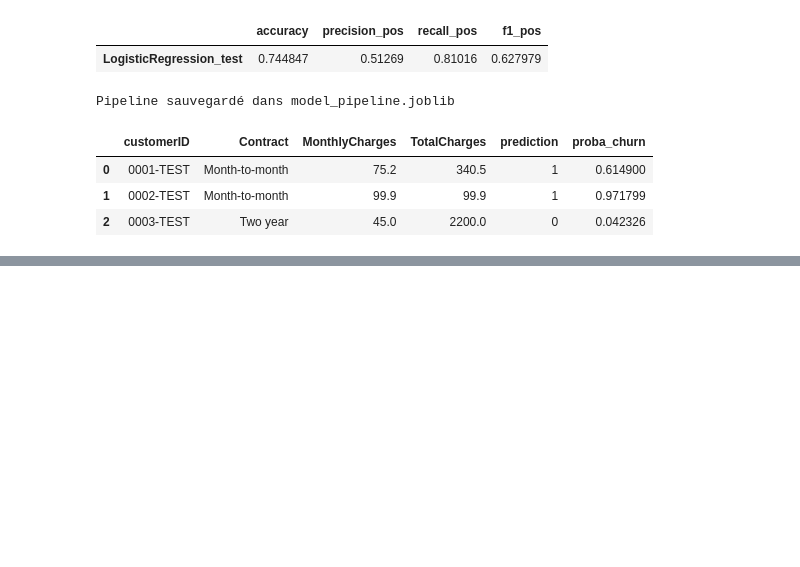
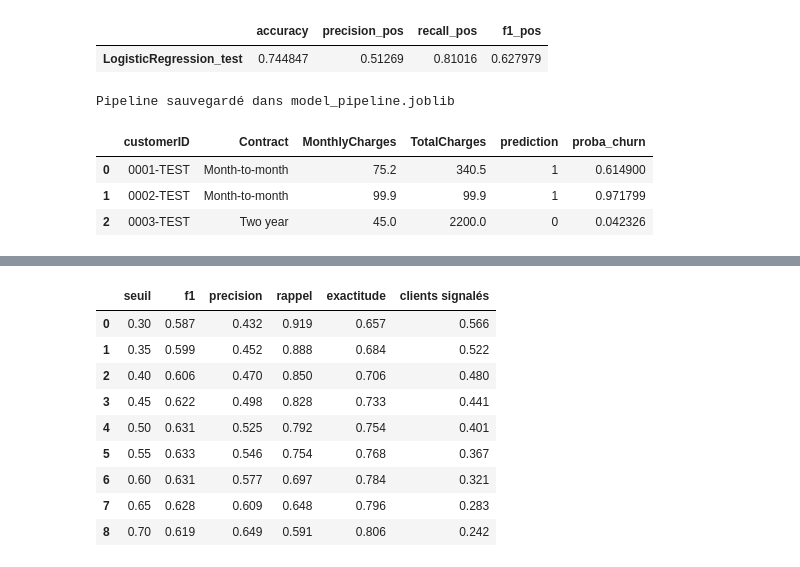
Before and after one commit to soboure69/Customer-Churn, a Jupyter notebook: projet_costumer_churn.ipynb, the cells around one changed output, grey strips where cells are left out. Cells and saved outputs as stored; diff of their text form; code cells hidden in the pictures; blank space fills up the shorter version.

```diff
--- a/projet_costumer_churn.ipynb
+++ b/projet_costumer_churn.ipynb
@@ -1391,0 +1433,32 @@ except Exception as e:
+# %%
+candidats = {
+    'LR pondérée': (
+        Pipeline([('scale', MinMaxScaler()), ('model', LogisticRegression(class_weight='balanced', max_iter=1000, random_state=seed))]),
+        {'model__C': [0.01, 0.1, 1, 10, 100]}),
+    'LR sur-éch. dans les plis': (
+        ImbPipeline([('scale', MinMaxScaler()), ('over', RandomOverSampler(random_state=seed)), ('model', LogisticRegression(max_iter=1000, random_state=seed))]),
+        {'model__C': [0.01, 0.1, 1, 10, 100]}),
+    'Forêt pondérée': (
+        Pipeline([('scale', MinMaxScaler()), ('model', RandomForestClassifier(class_weight='balanced', random_state=seed))]),
+        {'model__n_estimators': [100, 300], 'model__max_depth': [5, 10, None], 'model__min_samples_leaf': [1, 5, 20]}),
+    'MLP sur-éch. dans les plis': (
+        ImbPipeline([('scale', MinMaxScaler()), ('over', RandomOverSampler(random_state=seed)), ('model', MLPClassifier(max_iter=1000, early_stopping=True, random_state=seed))]),
+        {'model__hidden_layer_sizes': [(50,), (100,), (200,)], 'model__alpha': [1e-4, 1e-2, 1]}),
+    'SVM pondéré': (
+        Pipeline([('scale', MinMaxScaler()), ('model', SVC(class_weight='balanced', random_state=seed))]),
+        {'model__C': [0.1, 1, 10, 100], 'model__kernel': ['linear', 'rbf']}),
+}
+
+lignes, grilles = [], {}
+for nom, (pipe, grille) in candidats.items():
+    gs = GridSearchCV(pipe, grille, scoring='f1', cv=cv).fit(Xs_train, ys_train)
+    grilles[nom] = gs
+    i = gs.best_index_
+    val = metriques(ys_val, gs.predict(Xs_val))
+    lignes.append({'modèle': nom,
+                   'paramètres': {k.replace('model__', ''): v for k, v in gs.best_params_.items()},
+                   'F1 CV': gs.cv_results_['mean_test_score'][i], 'écart-type CV': gs.cv_results_['std_test_score'][i],
+                   **{f'{k} val': v for k, v in val.items()}})
+
+comparaison = pd.DataFrame(lignes).sort_values('F1 CV', ascending=False).round(3)
+comparaison
@@ -1391,0 +1500,19 @@ except Exception as e:
+# %%
+modele_final = grilles['LR pondérée'].best_estimator_
+proba_oof = cross_val_predict(modele_final, Xs_train, ys_train, cv=cv, method='predict_proba')[:, 1]
+
+seuils = np.round(np.arange(0.30, 0.71, 0.05), 2)
+courbe = pd.DataFrame([{'seuil': s, **metriques(ys_train, (proba_oof >= s).astype(int)),
+                        'clients signalés': (proba_oof >= s).mean()} for s in seuils]).round(3)
+courbe
+# %% [output]
+|  | seuil | f1 | precision | rappel | exactitude | clients signalés |
+| 0 | 0.30 | 0.587 | 0.432 | 0.919 | 0.657 | 0.566 |
+| 1 | 0.35 | 0.599 | 0.452 | 0.888 | 0.684 | 0.522 |
+| 2 | 0.40 | 0.606 | 0.470 | 0.850 | 0.706 | 0.480 |
+| 3 | 0.45 | 0.622 | 0.498 | 0.828 | 0.733 | 0.441 |
+| 4 | 0.50 | 0.631 | 0.525 | 0.792 | 0.754 | 0.401 |
+| 5 | 0.55 | 0.633 | 0.546 | 0.754 | 0.768 | 0.367 |
+| 6 | 0.60 | 0.631 | 0.577 | 0.697 | 0.784 | 0.321 |
+| 7 | 0.65 | 0.628 | 0.609 | 0.648 | 0.796 | 0.283 |
+| 8 | 0.70 | 0.619 | 0.649 | 0.591 | 0.806 | 0.242 |
```
Also changed, not shown: parts of 16 cells of this notebook, 4 other files.
